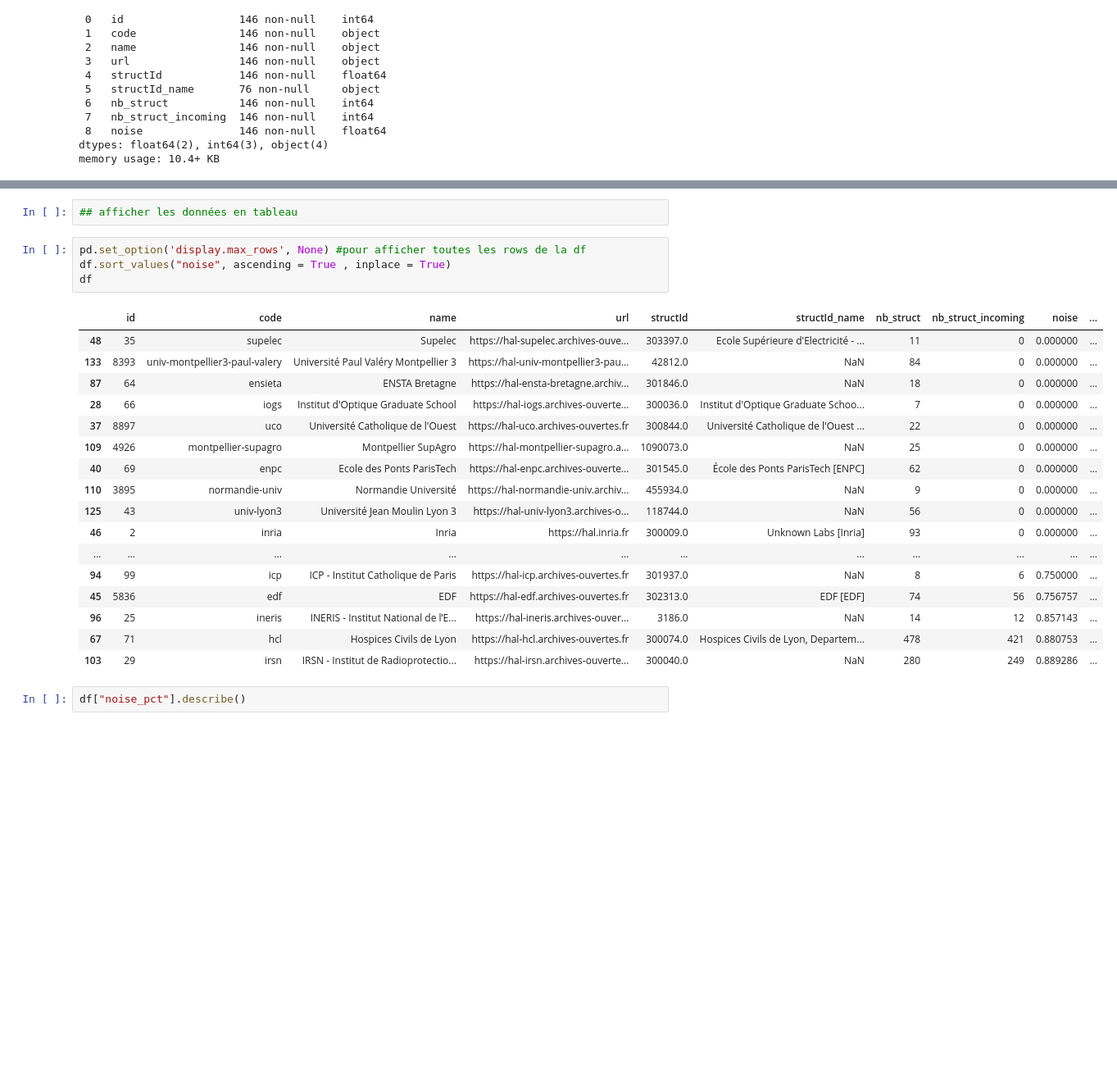
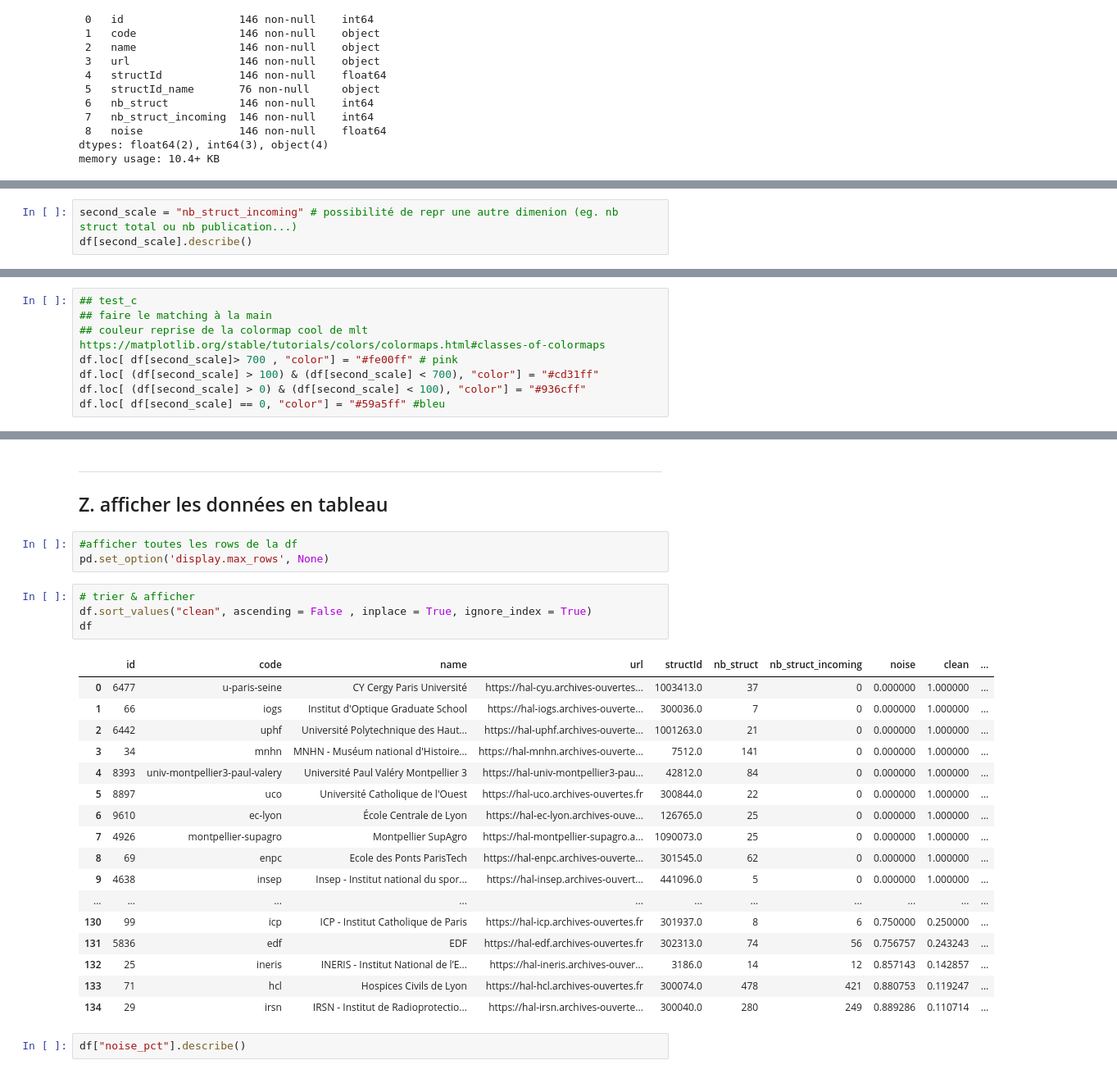
Before and after one commit to ml4rrieu/py_so, a Jupyter notebook: demo/aurehal_struct_noise_per_institution_graph.ipynb, the cells around one changed output, grey strips where cells are left out. Shown at 82% size. Saved outputs shown, nothing was run; the diff lists cells and outputs as text; blank space fills up the shorter version.

```diff
--- a/demo/aurehal_struct_noise_per_institution_graph.ipynb
+++ b/demo/aurehal_struct_noise_per_institution_graph.ipynb
@@ -48,0 +65,3 @@ nb d'étab. dans données 135
+# %%
+second_scale = "nb_struct_incoming" # possibilité de repr une autre dimenion (eg. nb struct total ou nb publication...)
+df[second_scale].describe()
@@ -48,0 +95,8 @@ nb d'étab. dans données 135
+# %%
+## test_c
+## faire le matching à la main
+## couleur reprise de la colormap cool de mlt https://matplotlib.org/stable/tutorials/colors/colormaps.html#classes-of-colormaps
+df.loc[ df[second_scale]> 700 , "color"] = "#fe00ff" # pink
+df.loc[ (df[second_scale] > 100) & (df[second_scale] < 700), "color"] = "#cd31ff"
+df.loc[ (df[second_scale] > 0) & (df[second_scale] < 100), "color"] = "#936cff"
+df.loc[ df[second_scale] == 0, "color"] = "#59a5ff" #bleu
@@ -69,27 +168,31 @@ plt.savefig("../img/noise-level-per-institution.png", bbox_inches='tight', pad_i
-# %%
-## afficher les données en tableau
+# %% [markdown]
+---
+## Z. afficher les données en tableau
+# %%
+#afficher toutes les rows de la df
+pd.set_option('display.max_rows', None)
 # %%
-pd.set_option('display.max_rows', None) #pour afficher toutes les rows de la df
-df.sort_values("noise", ascending = True , inplace = True)
+# trier & afficher
+df.sort_values("clean", ascending = False , inplace = True, ignore_index = True)
 df
 # %% [output]
-|  | id | code | name | url | structId | structId_name | nb_struct | nb_struct_incoming | noise | ... |
-| 48 | 35 | supelec | Supelec | https://hal-supelec.archives-ouve... | 303397.0 | Ecole Supérieure d'Electricité - ... | 11 | 0 | 0.000000 | ... |
-| 133 | 8393 | univ-montpellier3-paul-valery | Université Paul Valéry Montpellier 3 | https://hal-univ-montpellier3-pau... | 42812.0 | NaN | 84 | 0 | 0.000000 | ... |
-| 87 | 64 | ensieta | ENSTA Bretagne | https://hal-ensta-bretagne.archiv... | 301846.0 | NaN | 18 | 0 | 0.000000 | ... |
-| 28 | 66 | iogs | Institut d'Optique Graduate School | https://hal-iogs.archives-ouverte... | 300036.0 | Institut d'Optique Graduate Schoo... | 7 | 0 | 0.000000 | ... |
-| 37 | 8897 | uco | Université Catholique de l'Ouest | https://hal-uco.archives-ouvertes.fr | 300844.0 | Université Catholique de l'Ouest ... | 22 | 0 | 0.000000 | ... |
-| 109 | 4926 | montpellier-supagro | Montpellier SupAgro | https://hal-montpellier-supagro.a... | 1090073.0 | NaN | 25 | 0 | 0.000000 | ... |
-| 40 | 69 | enpc | Ecole des Ponts ParisTech | https://hal-enpc.archives-ouverte... | 301545.0 | École des Ponts ParisTech [ENPC] | 62 | 0 | 0.000000 | ... |
-| 110 | 3895 | normandie-univ | Normandie Université | https://hal-normandie-univ.archiv... | 455934.0 | NaN | 9 | 0 | 0.000000 | ... |
-| 125 | 43 | univ-lyon3 | Université Jean Moulin Lyon 3 | https://hal-univ-lyon3.archives-o... | 118744.0 | NaN | 56 | 0 | 0.000000 | ... |
-| 46 | 2 | inria | Inria | https://hal.inria.fr | 300009.0 | Unknown Labs [Inria] | 93 | 0 | 0.000000 | ... |
+|  | id | code | name | url | structId | nb_struct | nb_struct_incoming | noise | clean | ... |
+| 0 | 6477 | u-paris-seine | CY Cergy Paris Université | https://hal-cyu.archives-ouvertes... | 1003413.0 | 37 | 0 | 0.000000 | 1.000000 | ... |
+| 1 | 66 | iogs | Institut d'Optique Graduate School | https://hal-iogs.archives-ouverte... | 300036.0 | 7 | 0 | 0.000000 | 1.000000 | ... |
+| 2 | 6442 | uphf | Université Polytechnique des Haut... | https://hal-uphf.archives-ouverte... | 1001263.0 | 21 | 0 | 0.000000 | 1.000000 | ... |
+| 3 | 34 | mnhn | MNHN - Muséum national d'Histoire... | https://hal-mnhn.archives-ouverte... | 7512.0 | 141 | 0 | 0.000000 | 1.000000 | ... |
+| 4 | 8393 | univ-montpellier3-paul-valery | Université Paul Valéry Montpellier 3 | https://hal-univ-montpellier3-pau... | 42812.0 | 84 | 0 | 0.000000 | 1.000000 | ... |
+| 5 | 8897 | uco | Université Catholique de l'Ouest | https://hal-uco.archives-ouvertes.fr | 300844.0 | 22 | 0 | 0.000000 | 1.000000 | ... |
+| 6 | 9610 | ec-lyon | École Centrale de Lyon | https://hal-ec-lyon.archives-ouve... | 126765.0 | 25 | 0 | 0.000000 | 1.000000 | ... |
+| 7 | 4926 | montpellier-supagro | Montpellier SupAgro | https://hal-montpellier-supagro.a... | 1090073.0 | 25 | 0 | 0.000000 | 1.000000 | ... |
+| 8 | 69 | enpc | Ecole des Ponts ParisTech | https://hal-enpc.archives-ouverte... | 301545.0 | 62 | 0 | 0.000000 | 1.000000 | ... |
+| 9 | 4638 | insep | Insep - Institut national du spor... | https://hal-insep.archives-ouvert... | 441096.0 | 5 | 0 | 0.000000 | 1.000000 | ... |
 | ... | ... | ... | ... | ... | ... | ... | ... | ... | ... | ... |
-| 94 | 99 | icp | ICP - Institut Catholique de Paris | https://hal-icp.archives-ouvertes.fr | 301937.0 | NaN | 8 | 6 | 0.750000 | ... |
-| 45 | 5836 | edf | EDF | https://hal-edf.archives-ouvertes.fr | 302313.0 | EDF [EDF] | 74 | 56 | 0.756757 | ... |
-| 96 | 25 | ineris | INERIS - Institut National de l’E... | https://hal-ineris.archives-ouver... | 3186.0 | NaN | 14 | 12 | 0.857143 | ... |
-| 67 | 71 | hcl | Hospices Civils de Lyon | https://hal-hcl.archives-ouvertes.fr | 300074.0 | Hospices Civils de Lyon, Departem... | 478 | 421 | 0.880753 | ... |
-| 103 | 29 | irsn | IRSN - Institut de Radioprotectio... | https://hal-irsn.archives-ouverte... | 300040.0 | NaN | 280 | 249 | 0.889286 | ... |
+| 130 | 99 | icp | ICP - Institut Catholique de Paris | https://hal-icp.archives-ouvertes.fr | 301937.0 | 8 | 6 | 0.750000 | 0.250000 | ... |
+| 131 | 5836 | edf | EDF | https://hal-edf.archives-ouvertes.fr | 302313.0 | 74 | 56 | 0.756757 | 0.243243 | ... |
+| 132 | 25 | ineris | INERIS - Institut National de l’E... | https://hal-ineris.archives-ouver... | 3186.0 | 14 | 12 | 0.857143 | 0.142857 | ... |
+| 133 | 71 | hcl | Hospices Civils de Lyon | https://hal-hcl.archives-ouvertes.fr | 300074.0 | 478 | 421 | 0.880753 | 0.119247 | ... |
+| 134 | 29 | irsn | IRSN - Institut de Radioprotectio... | https://hal-irsn.archives-ouverte... | 300040.0 | 280 | 249 | 0.889286 | 0.110714 | ... |
 # %%
 df["noise_pct"].describe()
 # %% [output]
```
Also changed, not shown: parts of 24 cells of this notebook, 3 other files.
